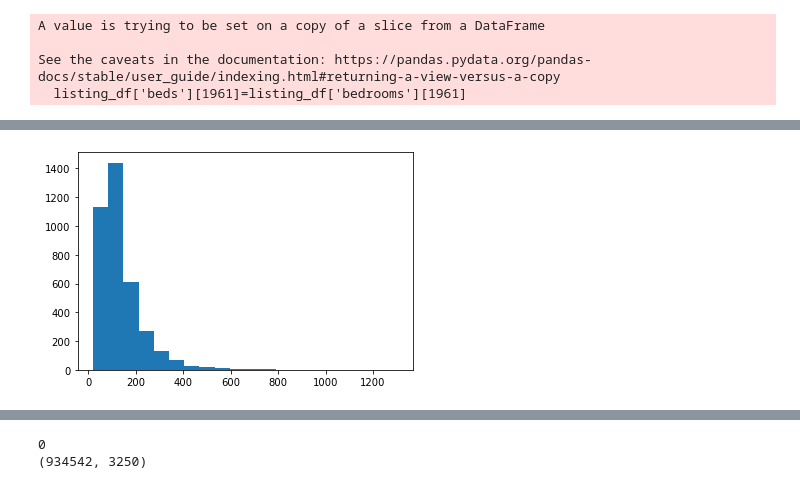
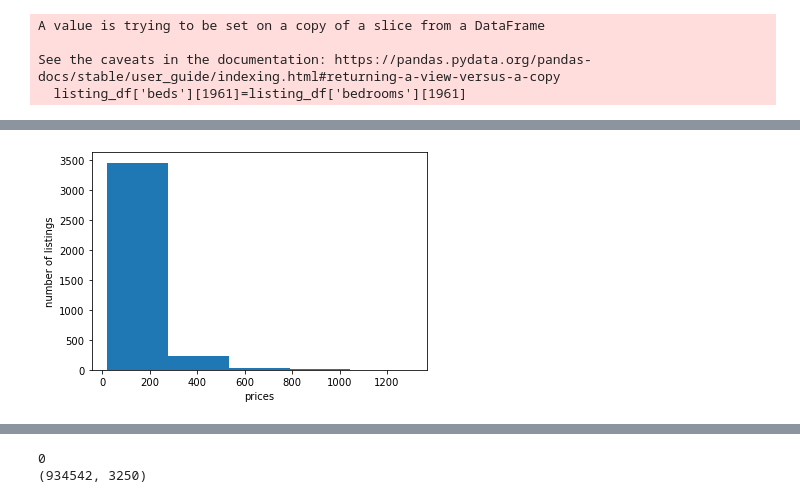
Before and after one commit to munnyraht/Data-Analysis-on-Seattle-Airbnb, a Jupyter notebook: Project-one/Untitled.ipynb, the cells around one changed output, grey strips where cells are left out. Saved outputs shown, nothing was run; the diff lists cells and outputs as text; code cells hidden in the pictures.

```diff
--- a/Project-one/Untitled.ipynb
+++ b/Project-one/Untitled.ipynb
@@ -178,2 +144,0 @@ See the caveats in the documentation: https://pandas.pydata.org/pandas-docs/stab
-# %%
-listing_df['beds'][1961]=listing_df['bedrooms'][1961]
@@ -213,8 +177,14 @@ df.rename(columns={'price_x': "price"},inplace = True)
 # %%
+#1.
 # visualize
 #get the average price for each listing
 mean_price_for_listing = df.groupby('listing_id').mean()['price']
-plt.hist(mean_price_for_listing, bins=20);
-#these shws most of the prices are between $50-$150
+fig, ax = plt.subplots()
+ax.hist(mean_price_for_listing, bins=5);
+ax.set_xlabel('prices')
+ax.set_ylabel('number of listings')
+plt.show()
+#price ranges between $20-$12000
+#most of the prices are between $20-$280
 # %% [output]
-[figure, old version]
+[figure, new version]
```
Also changed, not shown: parts of 19 cells of this notebook, 1 other file.
